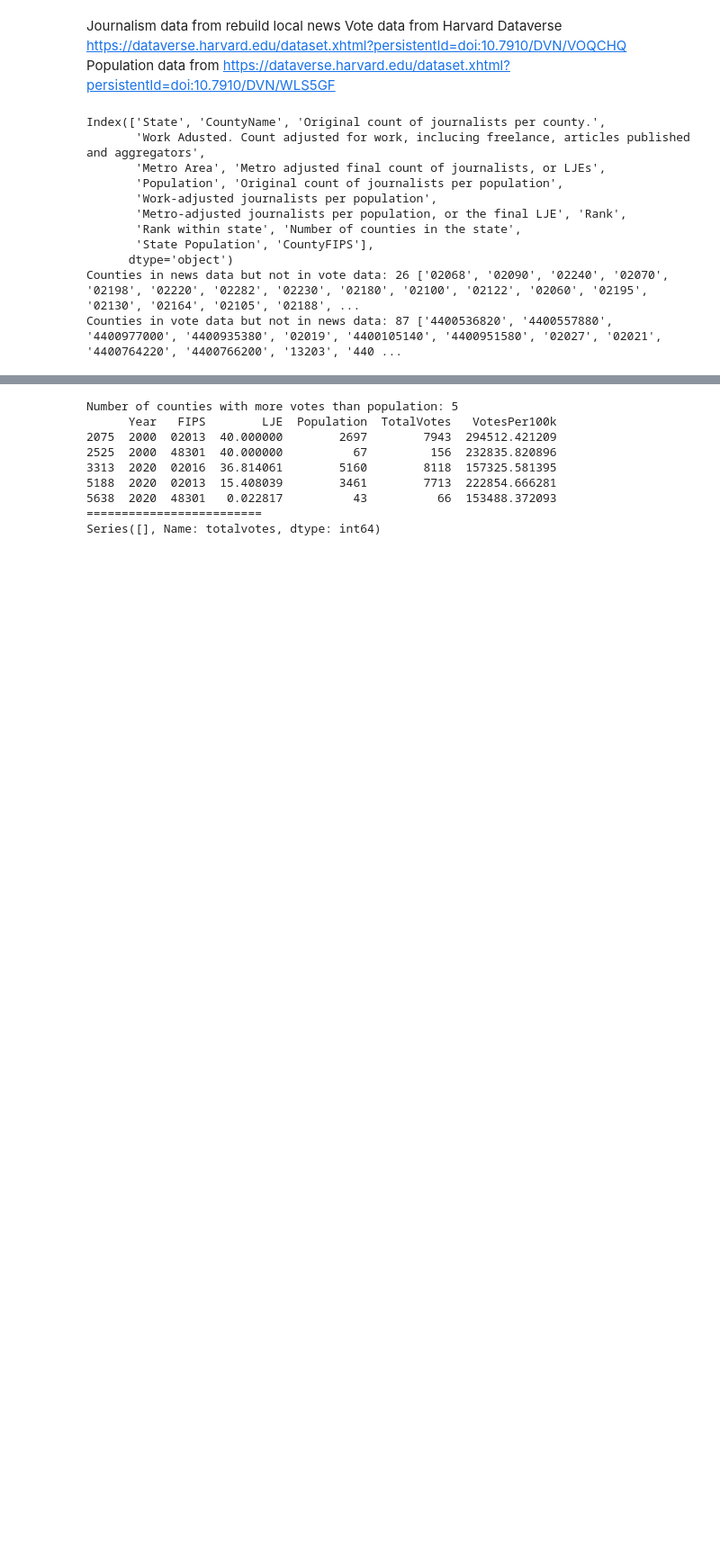
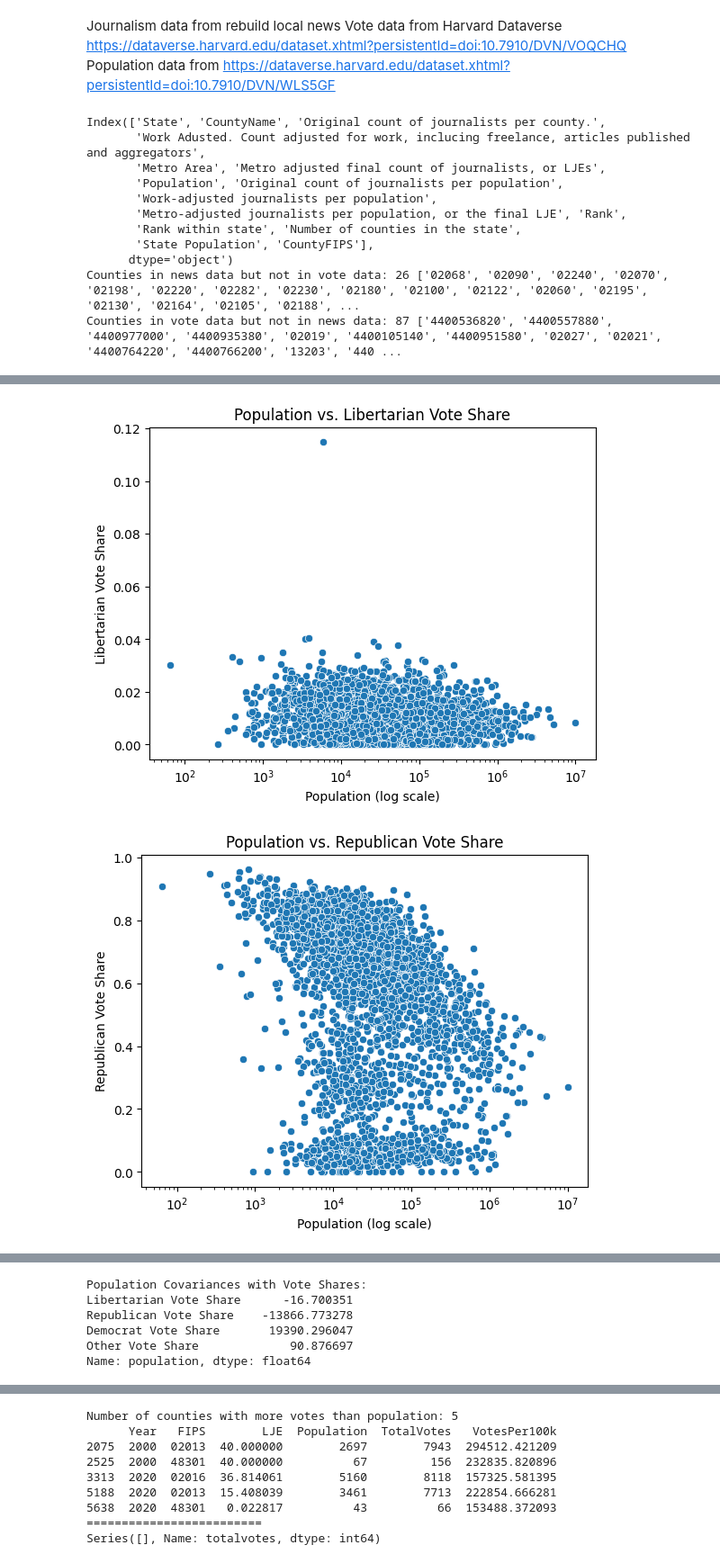
Before and after one commit to abemo/news, a Jupyter notebook: analysis.ipynb, the cells around one changed output, grey strips where cells are left out. Shown at 90% size. Saved outputs shown, nothing was run; the diff lists cells and outputs as text; code cells hidden in the pictures; blank space fills up the shorter version.

```diff
--- a/analysis.ipynb
+++ b/analysis.ipynb
@@ -114,0 +214,21 @@ plt.show()
+# %%
+for vote_col in ['Libertarian Vote Share', 'Republican Vote Share',
+                 'Democrat Vote Share', 'Other Vote Share']:
+    sns.scatterplot(x='population', y=vote_col, data=data)
+    plt.xscale('log')  # Important if population is skewed
+    plt.title(f'Population vs. {vote_col}')
+    plt.xlabel('Population (log scale)')
+    plt.ylabel(vote_col)
+    plt.show()
+
+cov_matrix = data[['population', 'Libertarian Vote Share',
+                   'Republican Vote Share', 'Democrat Vote Share',
+                   'Other Vote Share']].cov()
+
+# Visualize just the population covariances
+population_cov = cov_matrix.loc['population', cov_matrix.columns != 'population']
+print("Population Covariances with Vote Shares:")
+print(population_cov)
+# %% [output]
+[figure, added]
+[figure, added]
@@ -114,0 +237,6 @@ plt.show()
+Population Covariances with Vote Shares:
+Libertarian Vote Share      -16.700351
+Republican Vote Share    -13866.773278
+Democrat Vote Share       19390.296047
+Other Vote Share             90.876697
+Name: population, dtype: float64
```
Also changed, not shown: parts of 10 cells of this notebook, 1 other file.
